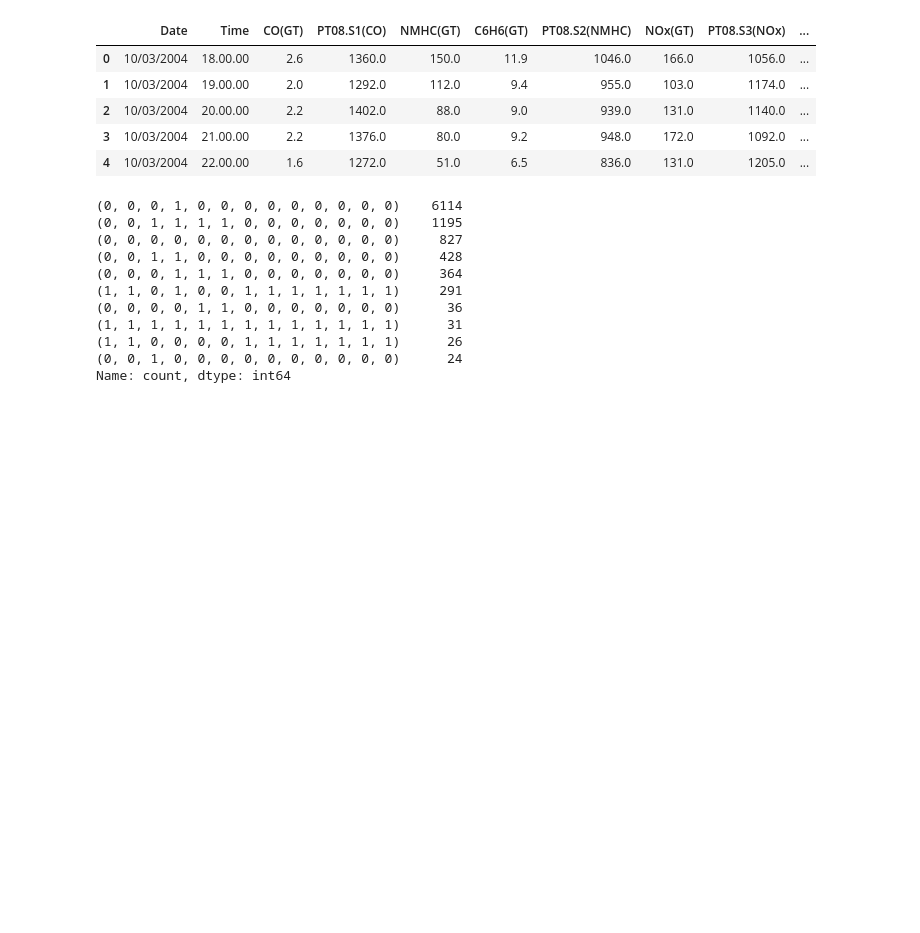
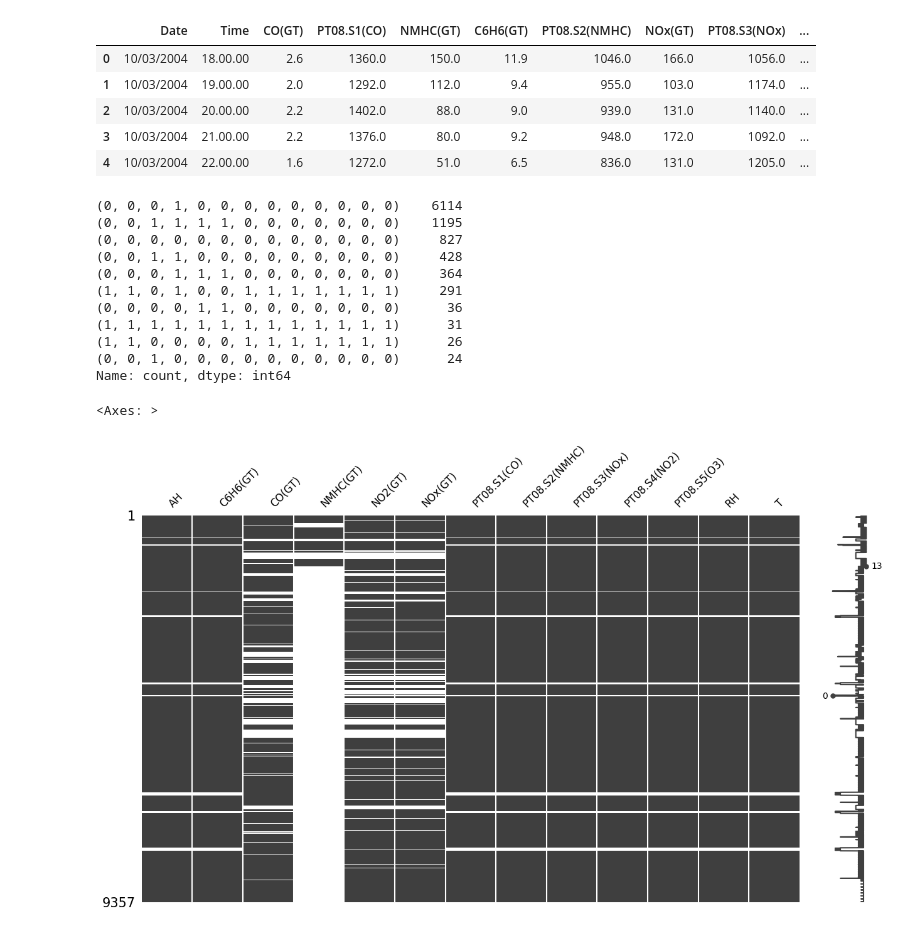
Before and after one commit to MartinkovaM/automaticka-detekce-problemu-v-datech, a Jupyter notebook: missing/patterns_missing_values_detection.ipynb, the cells around one changed output. Saved outputs shown, nothing was run; the diff lists cells and outputs as text; code cells hidden in the pictures; blank space fills up the shorter version.

```diff
--- a/missing/patterns_missing_values_detection.ipynb
+++ b/missing/patterns_missing_values_detection.ipynb
@@ -58,20 +62,9 @@ for pattern, count in pattern_counts.head(10).items():
 with open('../missing/export_patterns/missing_patterns.json', 'w', encoding='utf-8') as f:
     json.dump(pattern_json, f, ensure_ascii=False, indent=4)
 # %%
-# Načtení původního JSON se vzory
-with open('../missing/export_patterns/missing_patterns.json', 'r', encoding='utf-8') as f:
-    pattern_json = json.load(f)
-
-# Filtrování vzorů, kde chybí více než jeden sloupec
-grouped_patterns = [
-    {
-        'missing_group': p['missing_columns'],
-        'support': p['frequency']
-    }
-    for p in pattern_json
-    if len(p['missing_columns']) >= 2
-]
-
-# Uložení do nového JSON souboru
-with open('../missing/export_patterns/grouped_patterns.json', 'w', encoding='utf-8') as f:
-    json.dump(grouped_patterns, f, ensure_ascii=False, indent=4)
+# Zobrazení výpadků dat (bílé = chybí, černé = přítomno) + převod -200 na NaN
+df_nan = df[data_cols].replace(-200, np.nan)
+msno.matrix(df_nan, figsize=(15, 8), fontsize=12)
+# %% [output]
+<Axes: >
+[figure, added]
```
Also changed, not shown: parts of 3 cells of this notebook, 5 other files.
